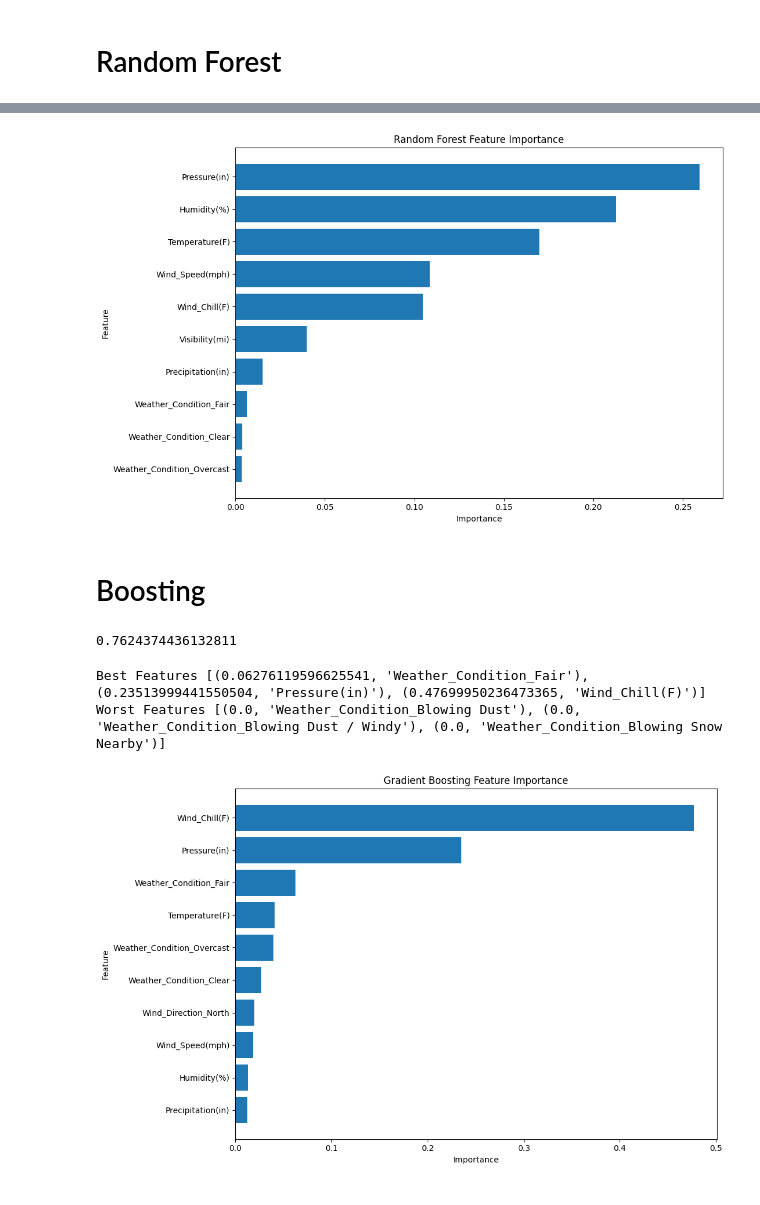
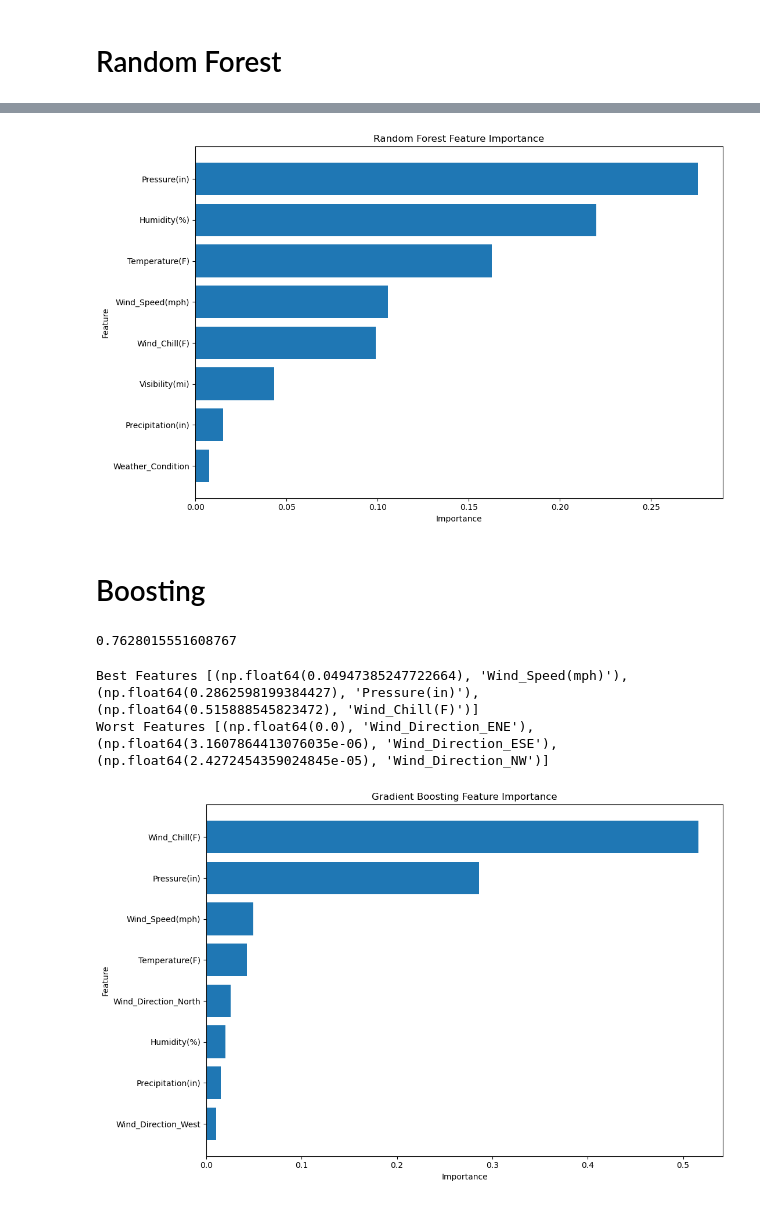
Before and after one commit to fletchmur/car-accidents, a Jupyter notebook: weather_stuff.ipynb, the cells around one changed output, grey strips where cells are left out. Drawn from its saved outputs; the diff is of its cells as text; code cells hidden in the pictures.

```diff
--- a/weather_stuff.ipynb
+++ b/weather_stuff.ipynb
@@ -30,7 +30,8 @@ from sklearn.ensemble import BaggingClassifier
 #         break
 # df = pd.concat(all_chunks)
 # %%
-df = pd.read_csv('cleaned_US_Accidents.csv/cleaned_US_Accidents.csv', index_col=0)
+#df = pd.read_csv('cleaned_US_Accidents.csv/cleaned_US_Accidents.csv', index_col=0)
+df = pd.read_csv('cleaned_US_Accidents.csv', index_col=0)
 cols_to_keep = ['Severity', 'Temperature(F)', 'Wind_Chill(F)',
                 'Humidity(%)', 'Pressure(in)', 'Visibility(mi)', 'Wind_Direction',
                 'Wind_Speed(mph)', 'Precipitation(in)', 'Weather_Condition']
@@ -64,18 +69,18 @@ print(f'Worst Features {features[:3]}')
 # %%
 importances = rf.feature_importances_
-k = len(importances) // 15
+k = len(importances) // 4
 indices = np.argsort(importances)[-k:]
 
 plt.figure(figsize=(11, 7))
 plt.barh(range(len(indices)), importances[indices])
 plt.yticks(range(len(indices)), feature_names[indices])
 plt.title('Random Forest Feature Importance')
 plt.xlabel('Importance')
 plt.ylabel('Feature')
 plt.tight_layout()
 plt.savefig('figures/rf_feature_importance')
 # %% [output]
-[figure, old version]
+[figure, new version]
 # %%
 # # Decide what values of max_depth and max_features to search over
 # max_depths = [1, 2, 3, 4, 5, 6, 7, 8, 9, 10, 11]
@@ -111,7 +116,7 @@ y_pred = gb.predict(X_test)
 accuracy = accuracy_score(y_test, y_pred)
 print(accuracy)
 # %% [output]
-0.7624374436132811
+0.7628015551608767
 # %%
 # Extract the feature importances of the forest
 feature_importances = gb.feature_importances_
@@ -123,11 +128,11 @@ features = sorted(zip(feature_importances, feature_names))
 print(f'Best Features {features[-3:]}')
 print(f'Worst Features {features[:3]}')
 # %% [output]
-Best Features [(0.06276119596625541, 'Weather_Condition_Fair'), (0.23513999441550504, 'Pressure(in)'), (0.47699950236473365, 'Wind_Chill(F)')]
-Worst Features [(0.0, 'Weather_Condition_Blowing Dust'), (0.0, 'Weather_Condition_Blowing Dust / Windy'), (0.0, 'Weather_Condition_Blowing Snow Nearby')]
+Best Features [(np.float64(0.04947385247722664), 'Wind_Speed(mph)'), (np.float64(0.2862598199384427), 'Pressure(in)'), (np.float64(0.515888545823472), 'Wind_Chill(F)')]
+Worst Features [(np.float64(0.0), 'Wind_Direction_ENE'), (np.float64(3.1607864413076035e-06), 'Wind_Direction_ESE'), (np.float64(2.4272454359024845e-05), 'Wind_Direction_NW')]
 # %%
 importances = gb.feature_importances_
-k = len(importances) // 15
+k = len(importances) // 4
 indices = np.argsort(importances)[-k:]
 
 plt.figure(figsize=(11, 7))
@@ -139,4 +144,4 @@ plt.ylabel('Feature')
 plt.tight_layout()
 plt.savefig("figures/boosting_feature_importance")
 # %% [output]
-[figure, old version]
+[figure, new version]
```
Also changed, not shown: parts of 1 cell of this notebook.
